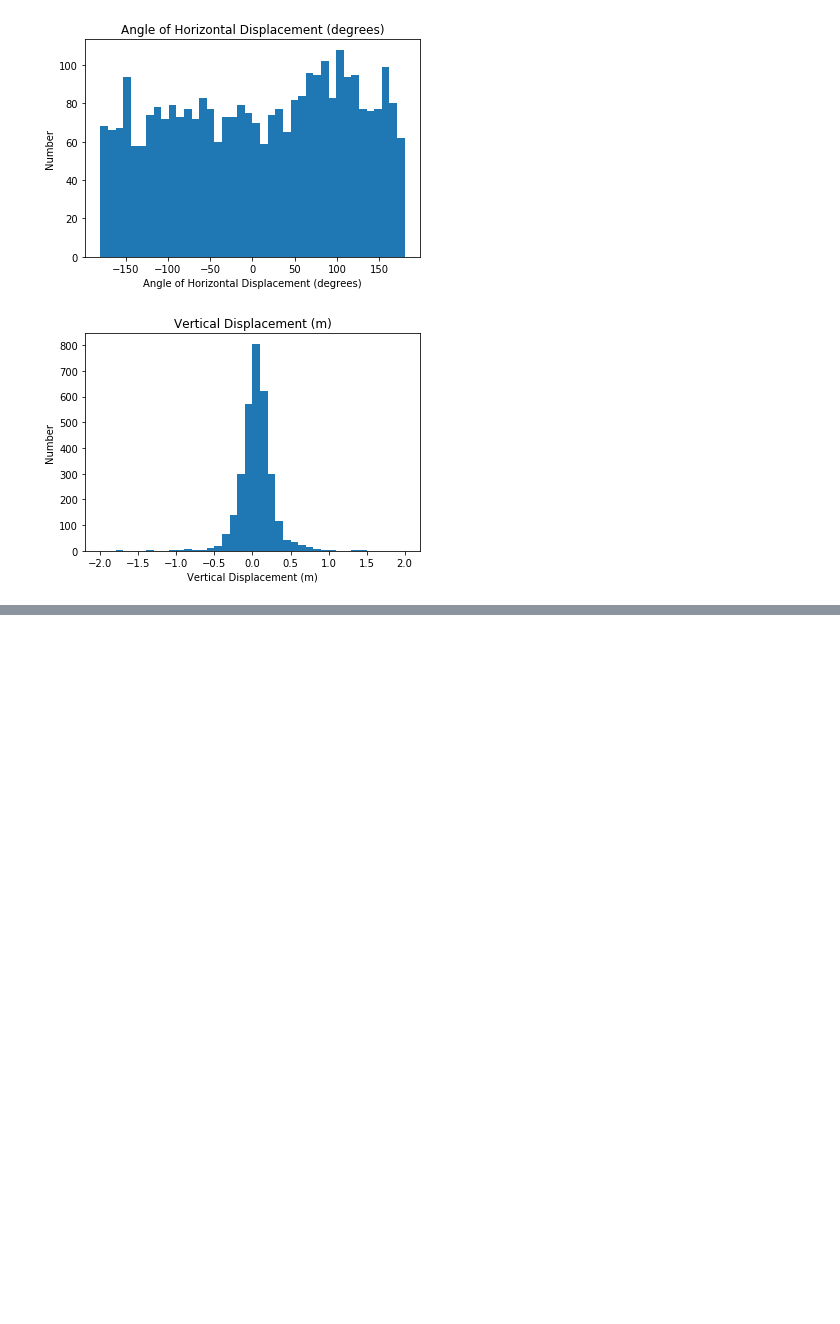
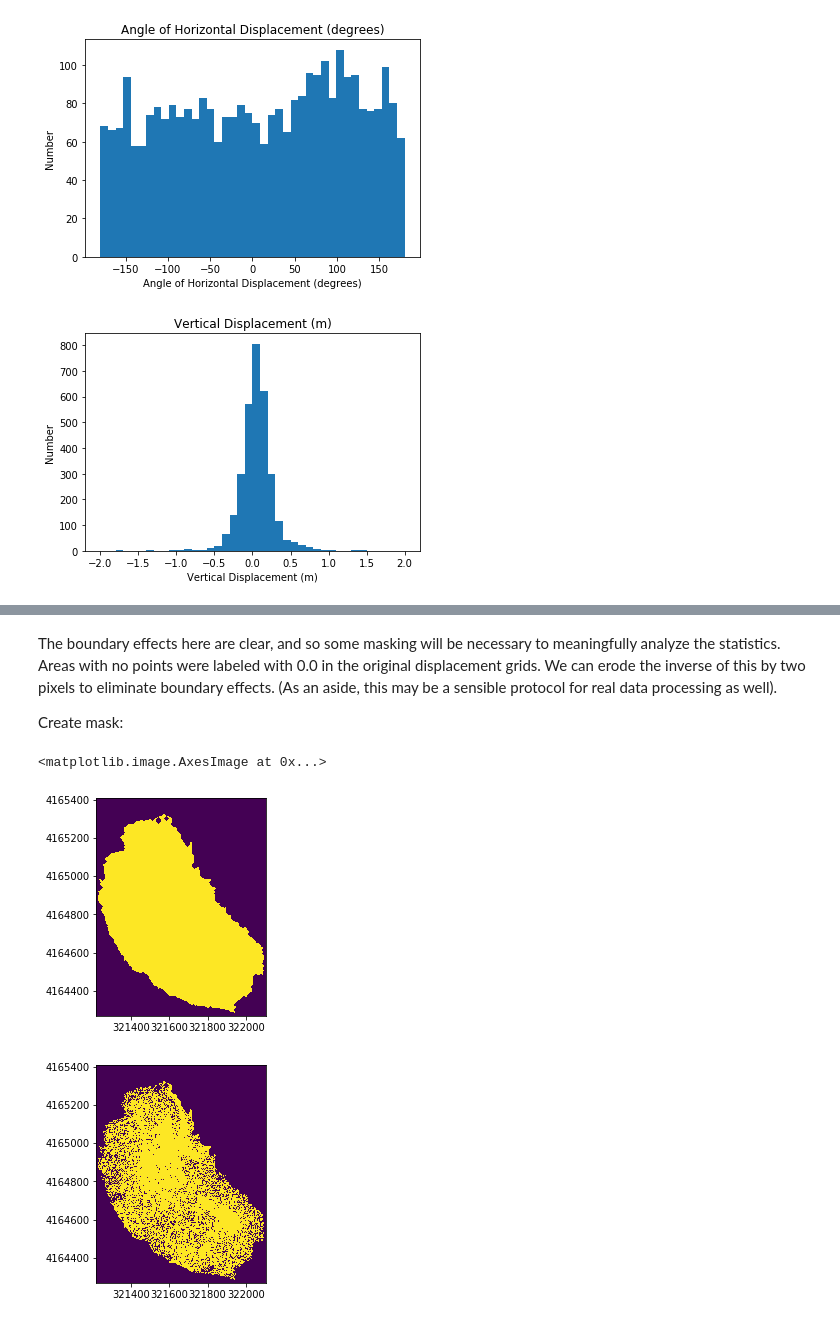
Before and after one commit to stgl/HSLSurveyAnalysis, a Jupyter notebook: HSL2019Analysis.ipynb, the cells around one changed output, grey strips where cells are left out. Drawn from its saved outputs; the diff is of its cells as text; code cells hidden in the pictures; blank space fills up the shorter version.

```diff
--- a/HSL2019Analysis.ipynb
+++ b/HSL2019Analysis.ipynb
@@ -316,0 +369,21 @@ Mean / Std of vertical displacement:  0.02454798548087427 0.6850336766917167
+# %% [markdown]
+The boundary effects here are clear, and so some masking will be necessary to meaningfully analyze the statistics.  Areas with no points were labeled with 0.0 in the original displacement grids.  We can erode the inverse of this by two pixels to eliminate boundary effects.  (As an aside, this may be a sensible protocol for real data processing as well).
+
+Create mask:
+# %%
+from scipy.ndimage.morphology import binary_erosion
+
+mask_boundary = ~np.isnan(residual)
+mask_boundary = binary_erosion(mask_boundary, iterations = 2)
+
+mask = mask * mask_boundary
+
+plt.figure()
+plt.imshow(mask_boundary,origin='upper',extent=(np.min(x),np.max(x),np.min(y),np.max(y)))
+
+plt.figure()
+plt.imshow(mask,origin='upper',extent=(np.min(x),np.max(x),np.min(y),np.max(y)))
+# %% [output]
+<matplotlib.image.AxesImage at 0x...>
+[figure, added]
+[figure, added]
```
Also changed, not shown: parts of 14 cells of this notebook, 1 other file.
